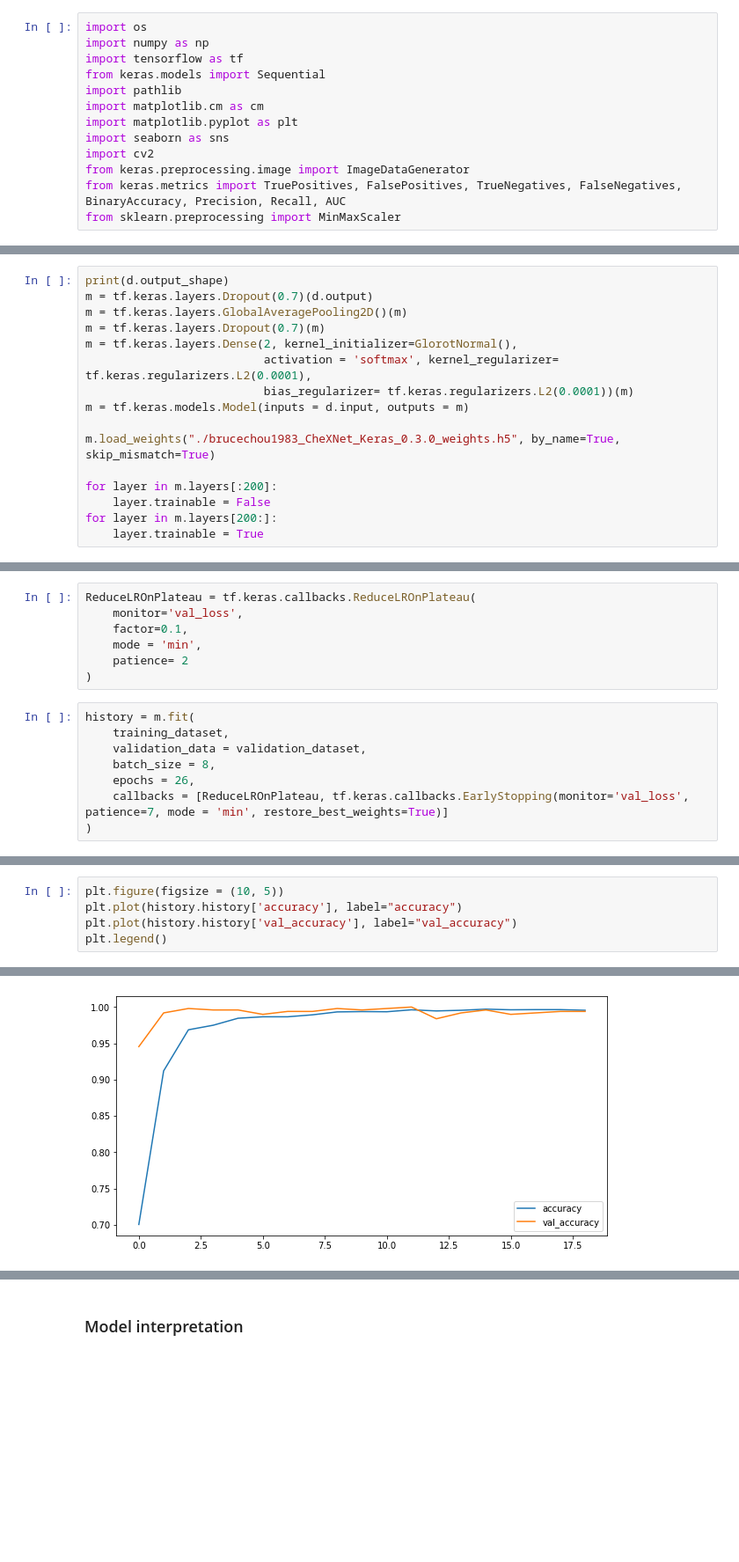
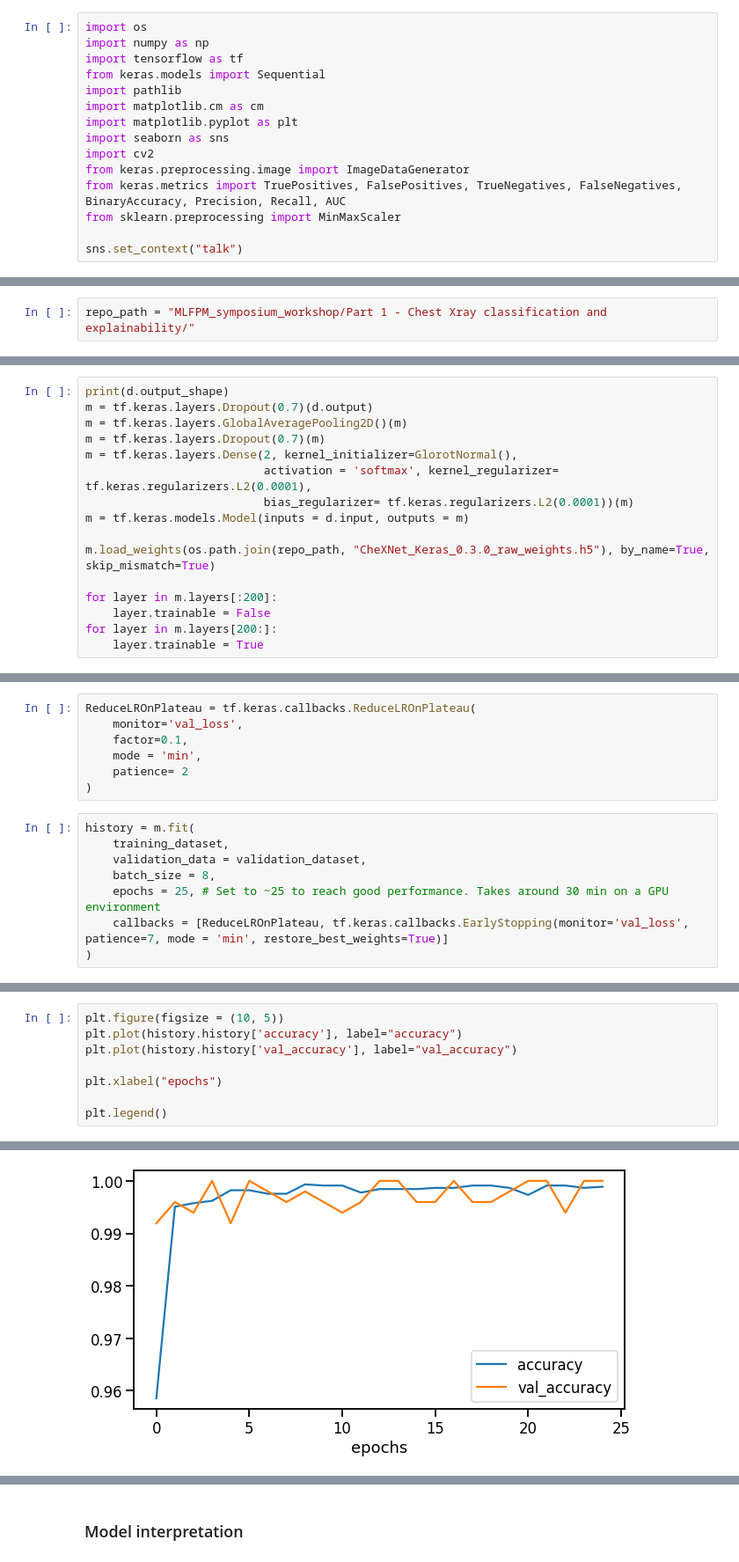
Before and after one commit to mlfpm/MLFPM_symposium_workshop, a Jupyter notebook: Part 1 - Chest Xray classification and explainability/MLFPM_symposium_workshop_part_1.ipynb, the cells around one changed output, grey strips where cells are left out. Shown at 88% size. Cells and saved outputs as stored; diff of their text form; blank space fills up the shorter version.

```diff
--- a/Part 1 - Chest Xray classification and explainability/MLFPM_symposium_workshop_part_1.ipynb
+++ b/Part 1 - Chest Xray classification and explainability/MLFPM_symposium_workshop_part_1.ipynb
@@ -11,6 +11,8 @@ import cv2
 from keras.preprocessing.image import ImageDataGenerator
 from keras.metrics import TruePositives, FalsePositives, TrueNegatives, FalseNegatives, BinaryAccuracy, Precision, Recall, AUC
 from sklearn.preprocessing import MinMaxScaler
+
+sns.set_context("talk")
 # %% [markdown]
 # MLFPM symposium
 ### Student workshop - Part 1
@@ -19,3 +23,5 @@ Something about explainability and medical imaging bla bla
+# %%
+repo_path = "MLFPM_symposium_workshop/Part 1 - Chest Xray classification and explainability/"
 # %% [markdown]
 ### Download data from Kaggle
 # %%
@@ -222,7 +231,7 @@ m = tf.keras.layers.Dense(2, kernel_initializer=GlorotNormal(),
                           bias_regularizer= tf.keras.regularizers.L2(0.0001))(m)
 m = tf.keras.models.Model(inputs = d.input, outputs = m)
 
-m.load_weights("./brucechou1983_CheXNet_Keras_0.3.0_weights.h5", by_name=True, skip_mismatch=True)
+m.load_weights(os.path.join(repo_path, "CheXNet_Keras_0.3.0_raw_weights.h5"), by_name=True, skip_mismatch=True)
 
 for layer in m.layers[:200]:
     layer.trainable = False
@@ -256,7 +265,7 @@ history = m.fit(
     training_dataset,
     validation_data = validation_dataset,
     batch_size = 8,
-    epochs = 26,
+    epochs = 25, # Set to ~25 to reach good performance. Takes around 30 min on a GPU environment
     callbacks = [ReduceLROnPlateau, tf.keras.callbacks.EarlyStopping(monitor='val_loss', patience=7, mode = 'min', restore_best_weights=True)]
 )
 # %% [output]
@@ -280,11 +289,14 @@ Epoch 19/26
 # %%
 plt.figure(figsize = (10, 5))
 plt.plot(history.history['accuracy'], label="accuracy")
 plt.plot(history.history['val_accuracy'], label="val_accuracy")
+
+plt.xlabel("epochs")
+
 plt.legend()
 # %% [output]
 <matplotlib.legend.Legend at 0x...>
-[figure, old version]
+[figure, new version]
 # %%
 plt.figure(figsize = (10, 5))
 plt.plot(history.history['loss'], label = "loss")
```
Also changed, not shown: parts of 17 cells of this notebook, 1 other file.
